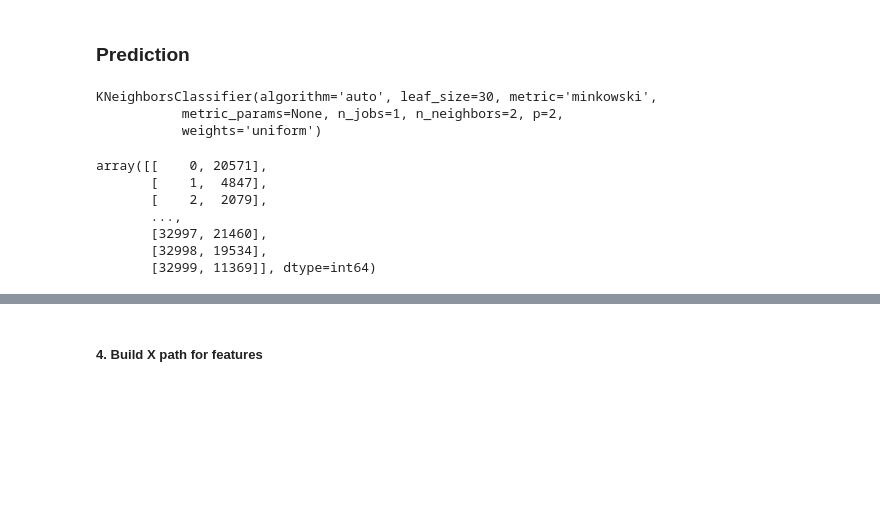
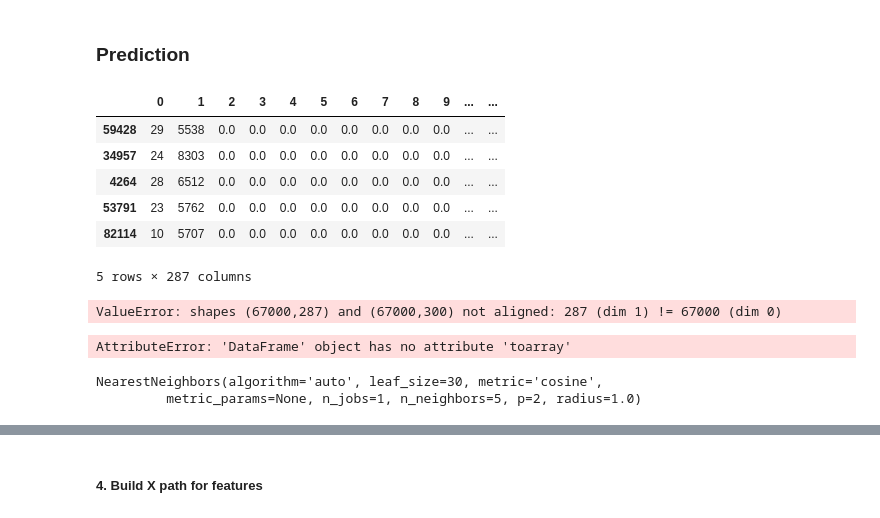
Before and after one commit to Smone5/XML_EHR_LABELS, a Jupyter notebook: XML_ML_Notebook.ipynb, the cells around one changed output, grey strips where cells are left out. Drawn from its saved outputs; the diff is of its cells as text; code cells hidden in the pictures; blank space fills up the shorter version.

```diff
--- a/XML_ML_Notebook.ipynb
+++ b/XML_ML_Notebook.ipynb
@@ -495,19 +494,27 @@ Z = kmeans.fit_predict(fX)
+# %%
+X_train.head()
+# %% [output]
+|  | 0 | 1 | 2 | 3 | 4 | 5 | 6 | 7 | 8 | 9 | ... | ... |
+| 59428 | 29 | 5538 | 0.0 | 0.0 | 0.0 | 0.0 | 0.0 | 0.0 | 0.0 | 0.0 | ... | ... |
+| 34957 | 24 | 8303 | 0.0 | 0.0 | 0.0 | 0.0 | 0.0 | 0.0 | 0.0 | 0.0 | ... | ... |
+| 4264 | 28 | 6512 | 0.0 | 0.0 | 0.0 | 0.0 | 0.0 | 0.0 | 0.0 | 0.0 | ... | ... |
+| 53791 | 23 | 5762 | 0.0 | 0.0 | 0.0 | 0.0 | 0.0 | 0.0 | 0.0 | 0.0 | ... | ... |
+| 82114 | 10 | 5707 | 0.0 | 0.0 | 0.0 | 0.0 | 0.0 | 0.0 | 0.0 | 0.0 | ... | ... |
+5 rows × 287 columns
+# %%
+X_train.as_matrix() @ fX
+# %% [output]
+ValueError: shapes (67000,287) and (67000,300) not aligned: 287 (dim 1) != 67000 (dim 0)
+# %%
+X_train.toarray() @ fX.T
+# %% [output]
+AttributeError: 'DataFrame' object has no attribute 'toarray'
+# %%
+Z_neighbors
+# %% [output]
+NearestNeighbors(algorithm='auto', leaf_size=30, metric='cosine',
+         metric_params=None, n_jobs=1, n_neighbors=5, p=2, radius=1.0)
 # %%
 from sklearn.neighbors import KNeighborsClassifier
-neigh = KNeighborsClassifier(n_neighbors=2)
-neigh.fit(fX, Z)
+knn = KNeighborsClassifier(algorithm='brute', n_jobs=-1)
+knn.fit(fY2, y_train)
-# %% [output]
-KNeighborsClassifier(algorithm='auto', leaf_size=30, metric='minkowski',
-           metric_params=None, n_jobs=1, n_neighbors=2, p=2,
-           weights='uniform')
-# %%
-indexes = neigh.kneighbors(fX,n_neighbors=2, return_distance=False)
-indexes
-# %% [output]
-array([[    0, 20571],
-       [    1,  4847],
-       [    2,  2079],
-       ...,
-       [32997, 21460],
-       [32998, 19534],
-       [32999, 11369]], dtype=int64)
```
Also changed, not shown: parts of 40 cells of this notebook.
